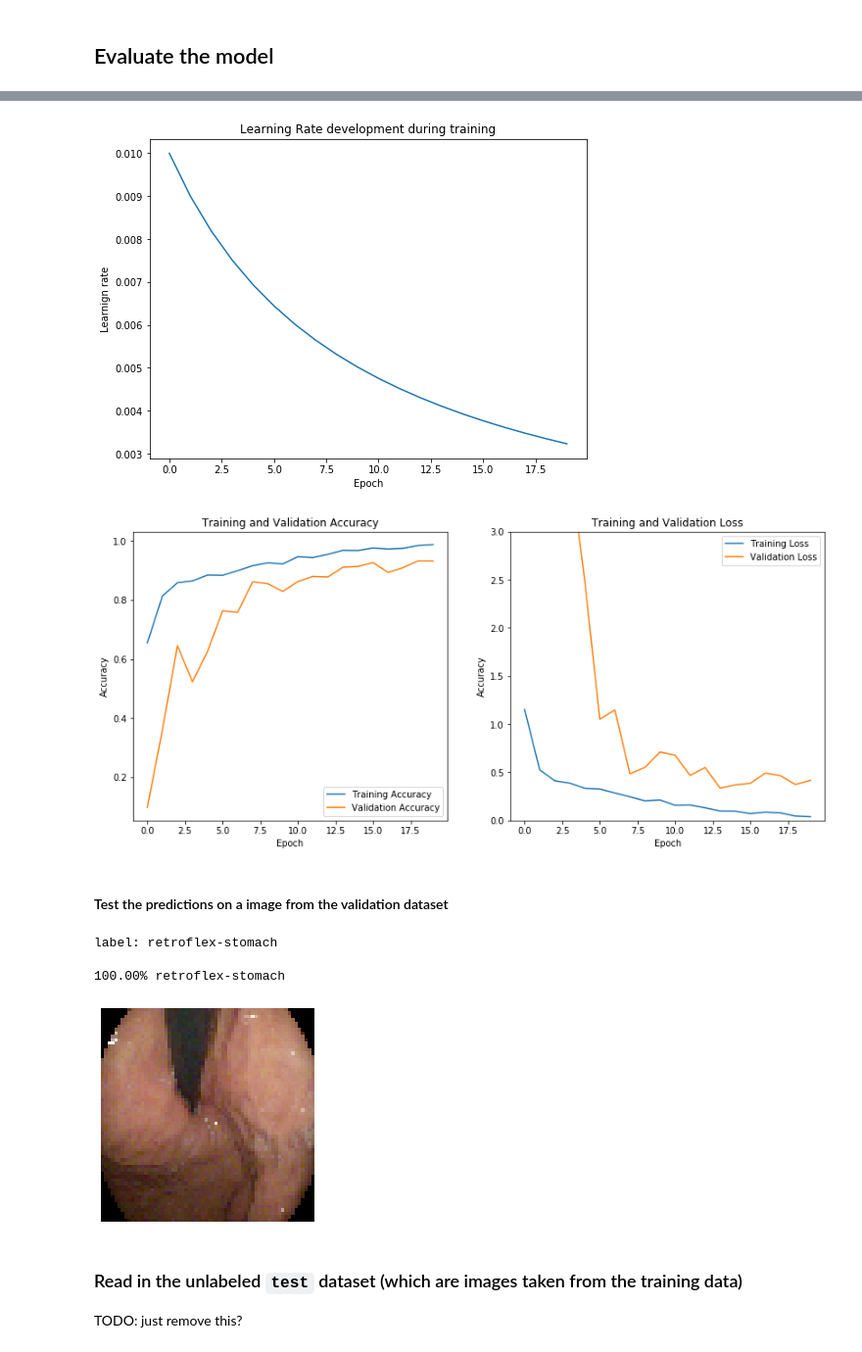
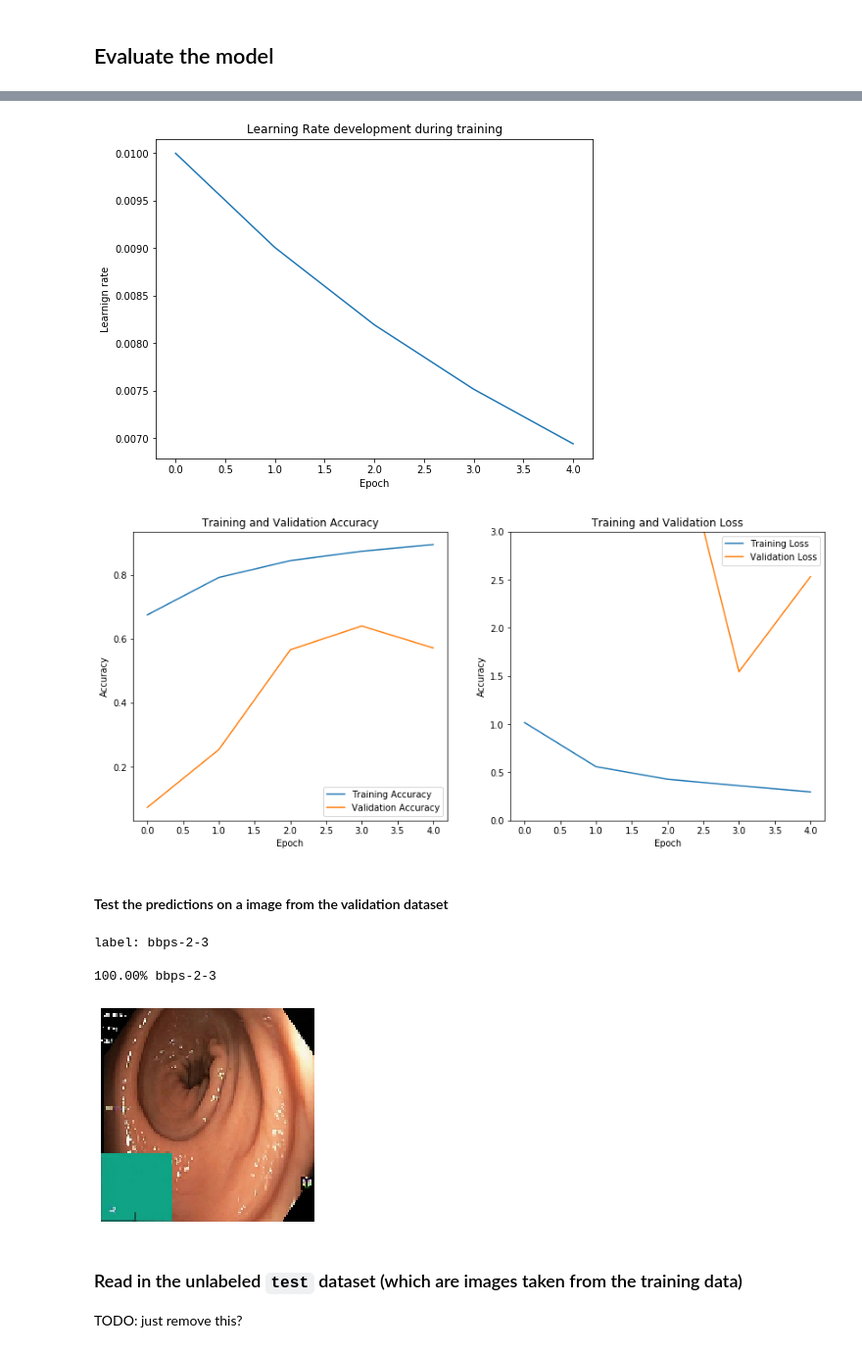
Before and after one commit to henriklg/teacher-student-framework, a Jupyter notebook: code/hyper-kvasir/efficientNets.ipynb, the cells around one changed output, grey strips where cells are left out. Shown at 98% size. Drawn from its saved outputs; the diff is of its cells as text; code cells hidden in the pictures.

Commit message:
shuffle, seed fix. prediction-tester fix (next(iter)). added keyboardinterrupt exception during handling of unlab-ds prediction

```diff
--- a/code/hyper-kvasir/efficientNets.ipynb
+++ b/code/hyper-kvasir/efficientNets.ipynb
@@ -36,14 +36,15 @@ config = {
     "cache_dir": "./cache",
     "ds_info": 'hyp-kva',
     "resample": False,
-    "shuffle_buffer_size": 500,
+    "shuffle_buffer_size": 0,       # 0=no shuffling
+    "seed": 123,
     "neg_class": None,
     "outcast": None,
     # Model
     "model": 'EfficientNetB0',
-    "num_epochs": 20,
+    "num_epochs": 5,
     "batch_size": 128,
-    "img_shape": (64, 64, 3),
+    "img_shape": (128, 128, 3),
     "learning_rate": 0.01,
     "optimizer": 'Adam',
     "final_activation": 'softmax',
@@ -273,7 +272,7 @@ if config["learning_schedule"]:
     plt.title('Learning Rate development during training');
     plt.savefig(log_dir+'/learning_rate.pdf', format='pdf')
 # %% [output]
-[figure, old version]
+[figure, new version]
 # %%
 # Plot train-val accuracy and loss
 plt.figure(figsize=(14, 6))
@@ -300,32 +299,31 @@ plt.title('Training and Validation Loss')
 plt.savefig(log_dir+'/accuracy_and_loss.pdf', format='pdf')
 plt.show()
 # %% [output]
-[figure, old version]
+[figure, new version]
 # %% [markdown]
 #### Test the predictions on a image from the validation dataset
 # %%
 # Take one batch of validation data
-for images, labels in val_ds.take(1):
-    pass
+images, labels = next(iter(val_ds))
 
+# Take random image of batch and convert it to numpy
 idx = np.random.randint(0, config["batch_size"])
-
-# Take one image and convert it to numpy
 img = images.numpy()[idx]
 lab = labels.numpy()[idx]
-# Add one dimension
+
 print ("label:", class_names[lab], end='\n\n')
 show_image(img)
+
+# Add one dimension
 img = np.expand_dims(img, 0)
-
 prediction = en_model.predict(img, verbose=0)
 for i, pred in enumerate(prediction[0]):
     if pred > 0.01: print("{:>5.2f}% {}".format(pred*100, class_names[i]))
 # %% [output]
-label: retroflex-stomach
+label: bbps-2-3
 
-100.00% retroflex-stomach
+100.00% bbps-2-3
-[figure, old version]
+[figure, new version]
 # %% [markdown]
 ### Read in the unlabeled `test` dataset (which are images taken from the training data)
 TODO: just remove this?
```
Also changed, not shown: parts of 20 cells of this notebook.
